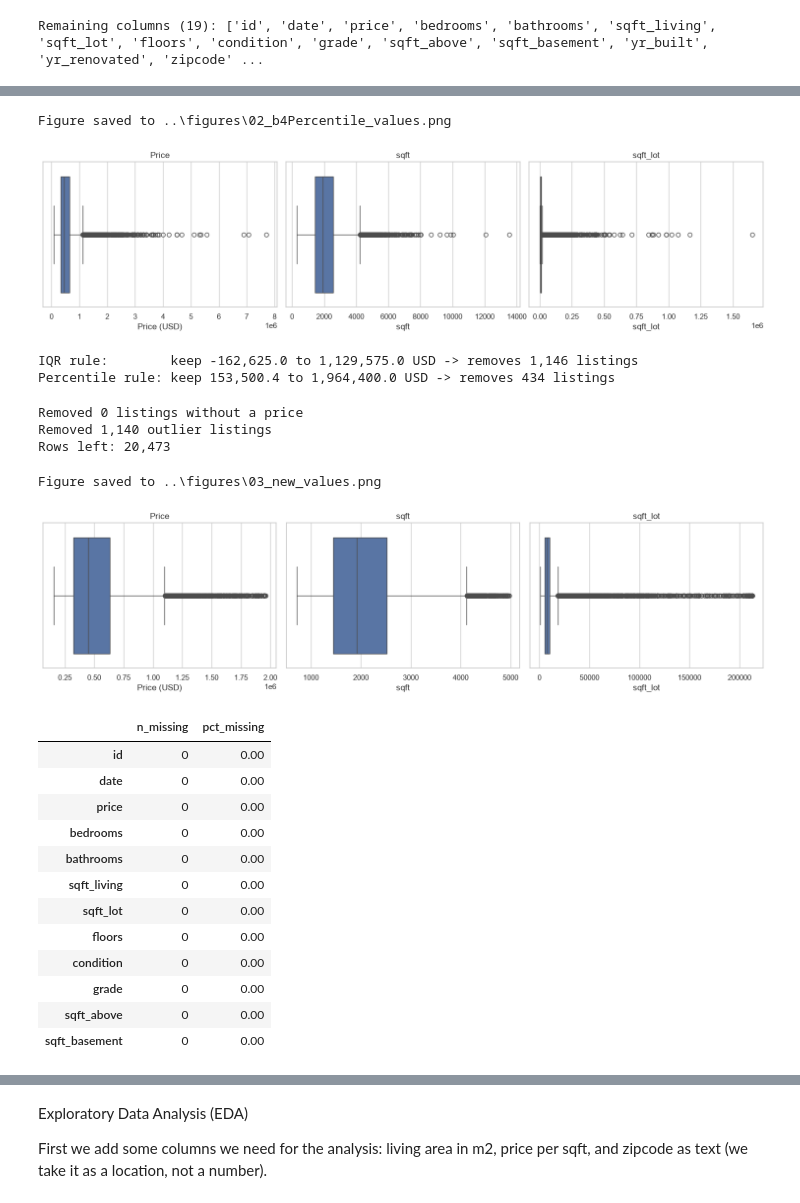
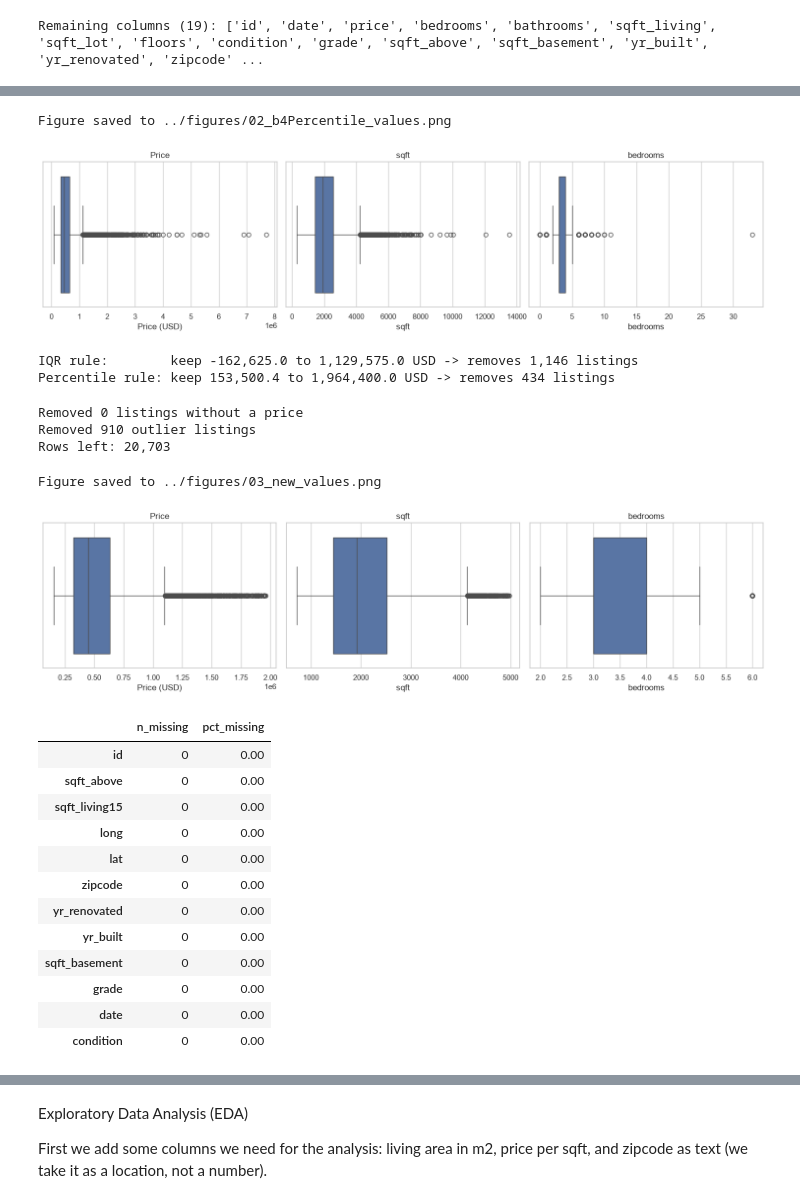
Before and after one commit to barsbabila/2-day1-assignment, a Jupyter notebook: notebook/Day1Group2.ipynb, the cells around one changed output, grey strips where cells are left out. Saved outputs shown, nothing was run; the diff lists cells and outputs as text; code cells hidden in the pictures.

Commit message:
Percentile check in bedrooms

```diff
--- a/notebook/Day1Group2.ipynb
+++ b/notebook/Day1Group2.ipynb
@@ -236,16 +236,16 @@ sns.boxplot(x=df_clean["sqft_living"], ax=axes[1])
 axes[1].set_title("sqft")
 axes[1].set_xlabel("sqft")
 
-sns.boxplot(x=df_clean["sqft_lot"], ax=axes[2])
-axes[2].set_title("sqft_lot")
-axes[2].set_xlabel("sqft_lot")
+sns.boxplot(x=df_clean["bedrooms"], ax=axes[2])
+axes[2].set_title("bedrooms")
+axes[2].set_xlabel("bedrooms")
 
 plt.tight_layout()
 save_fig("02_b4Percentile_values")
 plt.show()
 # %% [output]
-Figure saved to ..\figures\02_b4Percentile_values.png
+Figure saved to ../figures/02_b4Percentile_values.png
-[figure, old version]
+[figure, new version]
 # %%
 price = df_clean["price"]
 
@@ -282,7 +282,7 @@ def within_percentiles(series, low=0.01, high=0.99):
 keep = (
     within_percentiles(df_clean["price"])
     & within_percentiles(df_clean["sqft_living"])
-    & within_percentiles(df_clean["sqft_lot"])
+    & within_percentiles(df_clean["bedrooms"])
 )
 rows_before_outliers = len(df_clean)
 df_clean = df_clean[keep].reset_index(drop=True)
@@ -290,45 +290,45 @@ print(f"Removed {rows_before_outliers - len(df_clean):,} outlier listings")
 print(f"Rows left: {len(df_clean):,}")
 # %% [output]
 Removed 0 listings without a price
-Removed 1,140 outlier listings
-Rows left: 20,473
+Removed 910 outlier listings
+Rows left: 20,703
 # %%
 fig, axes = plt.subplots(1, 3, figsize=(15, 4))
 
 sns.boxplot(x=df_clean["price"], ax=axes[0])
 axes[0].set_title("Price")
 axes[0].set_xlabel("Price (USD)")
 
 sns.boxplot(x=df_clean["sqft_living"], ax=axes[1])
 axes[1].set_title("sqft")
 axes[1].set_xlabel("sqft")
 
-sns.boxplot(x=df_clean["sqft_lot"], ax=axes[2])
-axes[2].set_title("sqft_lot")
-axes[2].set_xlabel("sqft_lot")
+sns.boxplot(x=df_clean["bedrooms"], ax=axes[2])
+axes[2].set_title("bedrooms")
+axes[2].set_xlabel("bedrooms")
 
 plt.tight_layout()
 save_fig("03_new_values")
 plt.show()
 # %% [output]
-Figure saved to ..\figures\03_new_values.png
+Figure saved to ../figures/03_new_values.png
-[figure, old version]
+[figure, new version]
 # %%
 missing_report(df_clean).head(12)
 # %% [output]
 |  | n_missing | pct_missing |
 | id | 0 | 0.00 |
+| sqft_above | 0 | 0.00 |
+| sqft_living15 | 0 | 0.00 |
+| long | 0 | 0.00 |
+| lat | 0 | 0.00 |
+| zipcode | 0 | 0.00 |
+| yr_renovated | 0 | 0.00 |
+| yr_built | 0 | 0.00 |
+| sqft_basement | 0 | 0.00 |
+| grade | 0 | 0.00 |
 | date | 0 | 0.00 |
-| price | 0 | 0.00 |
-| bedrooms | 0 | 0.00 |
-| bathrooms | 0 | 0.00 |
-| sqft_living | 0 | 0.00 |
-| sqft_lot | 0 | 0.00 |
-| floors | 0 | 0.00 |
 | condition | 0 | 0.00 |
-| grade | 0 | 0.00 |
-| sqft_above | 0 | 0.00 |
-| sqft_basement | 0 | 0.00 |
 # %%
 # Before / after comparison
 comparison = pd.DataFrame(
```
Also changed, not shown: parts of 18 cells of this notebook.
